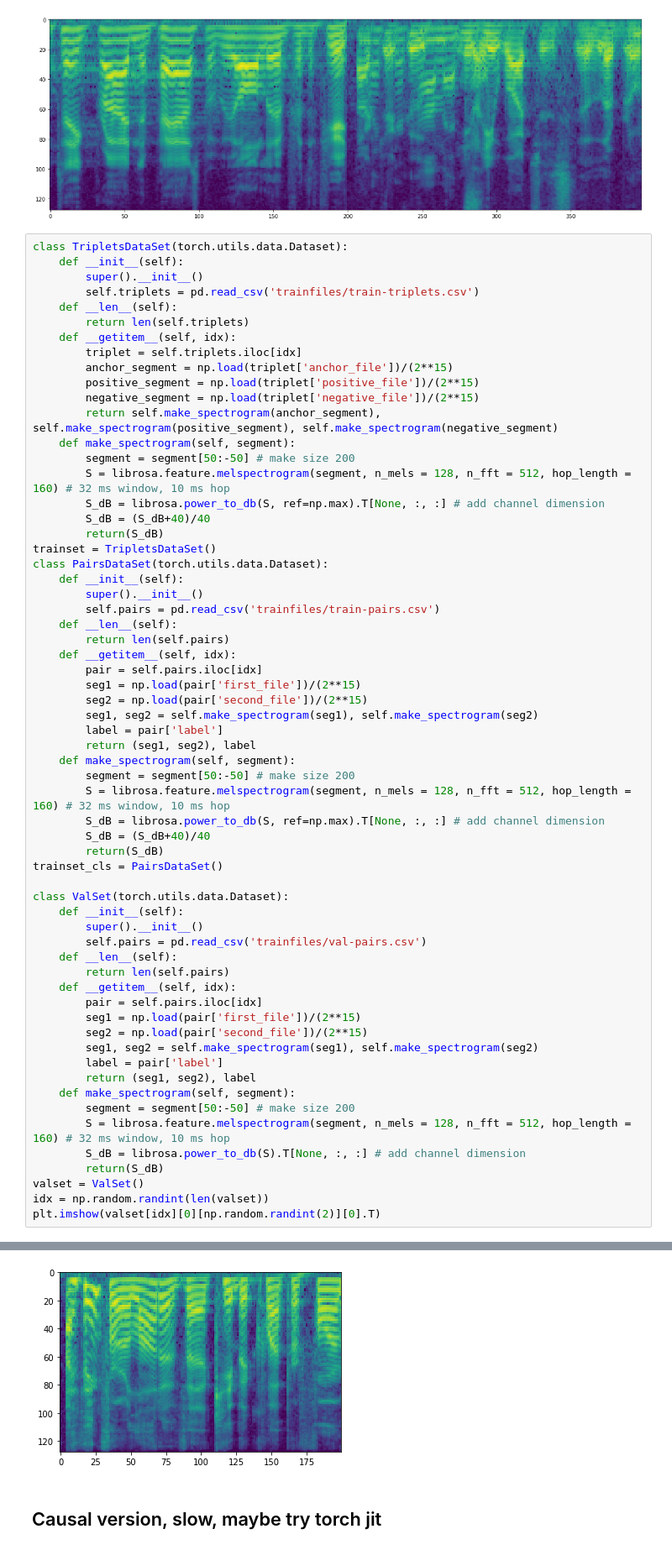
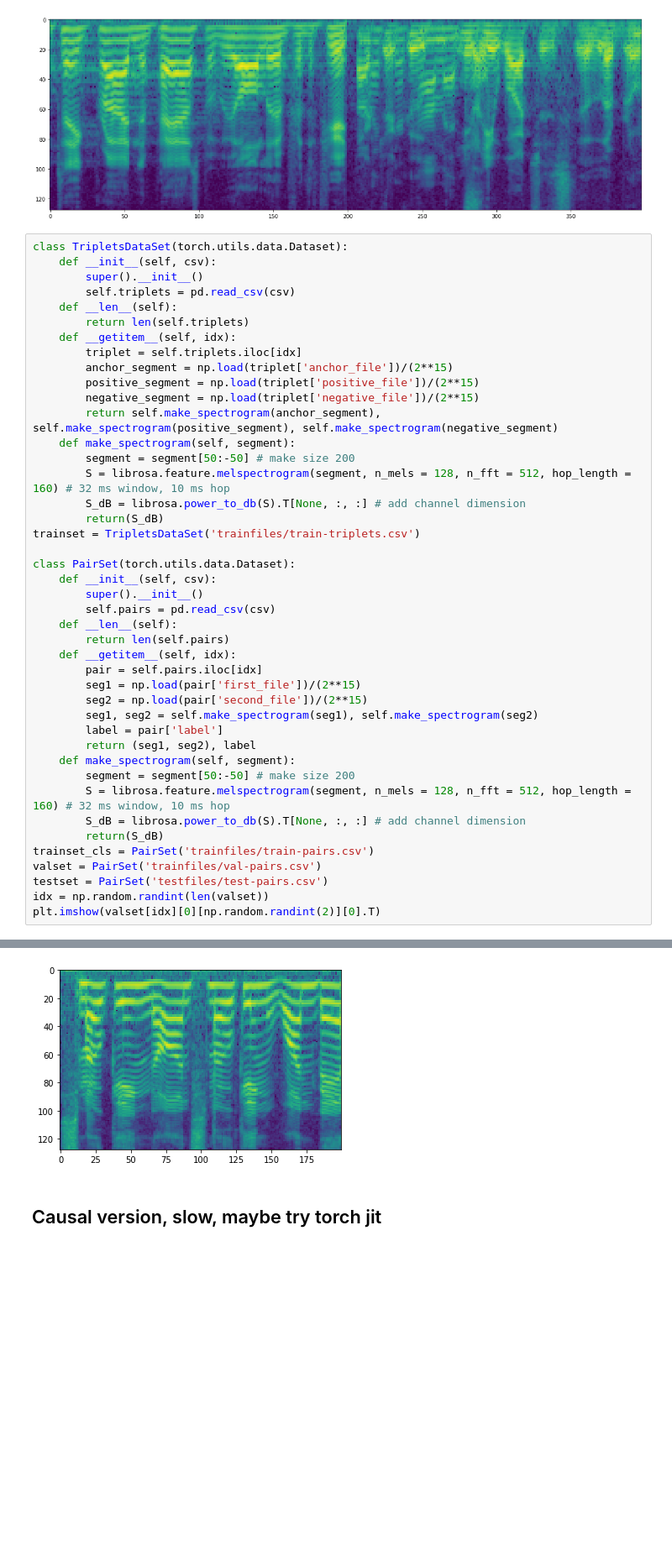
Before and after one commit to JunzheJosephZhu/Identifying-Speakers-in-Cocktail-Parties-with-E2E-Attention, a Jupyter notebook: Speaker Change Detection.ipynb, the cells around one changed output, grey strips where cells are left out. Shown at 84% size. Cells and saved outputs as stored; diff of their text form; blank space fills up the shorter version.

```diff
--- a/Speaker Change Detection.ipynb
+++ b/Speaker Change Detection.ipynb
@@ -85,69 +85,50 @@ same
 [figure]
 # %%
 class TripletsDataSet(torch.utils.data.Dataset):
-    def __init__(self):
+    def __init__(self, csv):
         super().__init__()
-        self.triplets = pd.read_csv('trainfiles/train-triplets.csv')
+        self.triplets = pd.read_csv(csv)
     def __len__(self):
         return len(self.triplets)
     def __getitem__(self, idx):
         triplet = self.triplets.iloc[idx]
         anchor_segment = np.load(triplet['anchor_file'])/(2**15)
         positive_segment = np.load(triplet['positive_file'])/(2**15)
         negative_segment = np.load(triplet['negative_file'])/(2**15)
         return self.make_spectrogram(anchor_segment), self.make_spectrogram(positive_segment), self.make_spectrogram(negative_segment)
     def make_spectrogram(self, segment):
         segment = segment[50:-50] # make size 200
         S = librosa.feature.melspectrogram(segment, n_mels = 128, n_fft = 512, hop_length = 160) # 32 ms window, 10 ms hop
-        S_dB = librosa.power_to_db(S, ref=np.max).T[None, :, :] # add channel dimension
-        S_dB = (S_dB+40)/40
+        S_dB = librosa.power_to_db(S).T[None, :, :] # add channel dimension
         return(S_dB)
-trainset = TripletsDataSet()
-class PairsDataSet(torch.utils.data.Dataset):
-    def __init__(self):
+trainset = TripletsDataSet('trainfiles/train-triplets.csv')
+
+class PairSet(torch.utils.data.Dataset):
+    def __init__(self, csv):
         super().__init__()
-        self.pairs = pd.read_csv('trainfiles/train-pairs.csv')
-    def __len__(self):
-        return len(self.pairs)
-    def __getitem__(self, idx):
-        pair = self.pairs.iloc[idx]
-        seg1 = np.load(pair['first_file'])/(2**15)
-        seg2 = np.load(pair['second_file'])/(2**15)
-        seg1, seg2 = self.make_spectrogram(seg1), self.make_spectrogram(seg2)
-        label = pair['label']
-        return (seg1, seg2), label
-    def make_spectrogram(self, segment):
-        segment = segment[50:-50] # make size 200
-        S = librosa.feature.melspectrogram(segment, n_mels = 128, n_fft = 512, hop_length = 160) # 32 ms window, 10 ms hop
-        S_dB = librosa.power_to_db(S, ref=np.max).T[None, :, :] # add channel dimension
-        S_dB = (S_dB+40)/40
-        return(S_dB)
-trainset_cls = PairsDataSet()
-
-class ValSet(torch.utils.data.Dataset):
-    def __init__(self):
-        super().__init__()
-        self.pairs = pd.read_csv('trainfiles/val-pairs.csv')
+        self.pairs = pd.read_csv(csv)
     def __len__(self):
         return len(self.pairs)
     def __getitem__(self, idx):
         pair = self.pairs.iloc[idx]
         seg1 = np.load(pair['first_file'])/(2**15)
         seg2 = np.load(pair['second_file'])/(2**15)
         seg1, seg2 = self.make_spectrogram(seg1), self.make_spectrogram(seg2)
         label = pair['label']
         return (seg1, seg2), label
     def make_spectrogram(self, segment):
         segment = segment[50:-50] # make size 200
         S = librosa.feature.melspectrogram(segment, n_mels = 128, n_fft = 512, hop_length = 160) # 32 ms window, 10 ms hop
         S_dB = librosa.power_to_db(S).T[None, :, :] # add channel dimension
         return(S_dB)
-valset = ValSet()
+trainset_cls = PairSet('trainfiles/train-pairs.csv')
+valset = PairSet('trainfiles/val-pairs.csv')
+testset = PairSet('testfiles/test-pairs.csv')
 idx = np.random.randint(len(valset))
 plt.imshow(valset[idx][0][np.random.randint(2)][0].T)
 # %% [output]
 <matplotlib.image.AxesImage at 0x...>
-[figure, old version]
+[figure, new version]
 # %% [markdown]
 ## Causal version, slow, maybe try torch jit
 # %%
```
Also changed, not shown: parts of 4 cells of this notebook, 4 other files.
